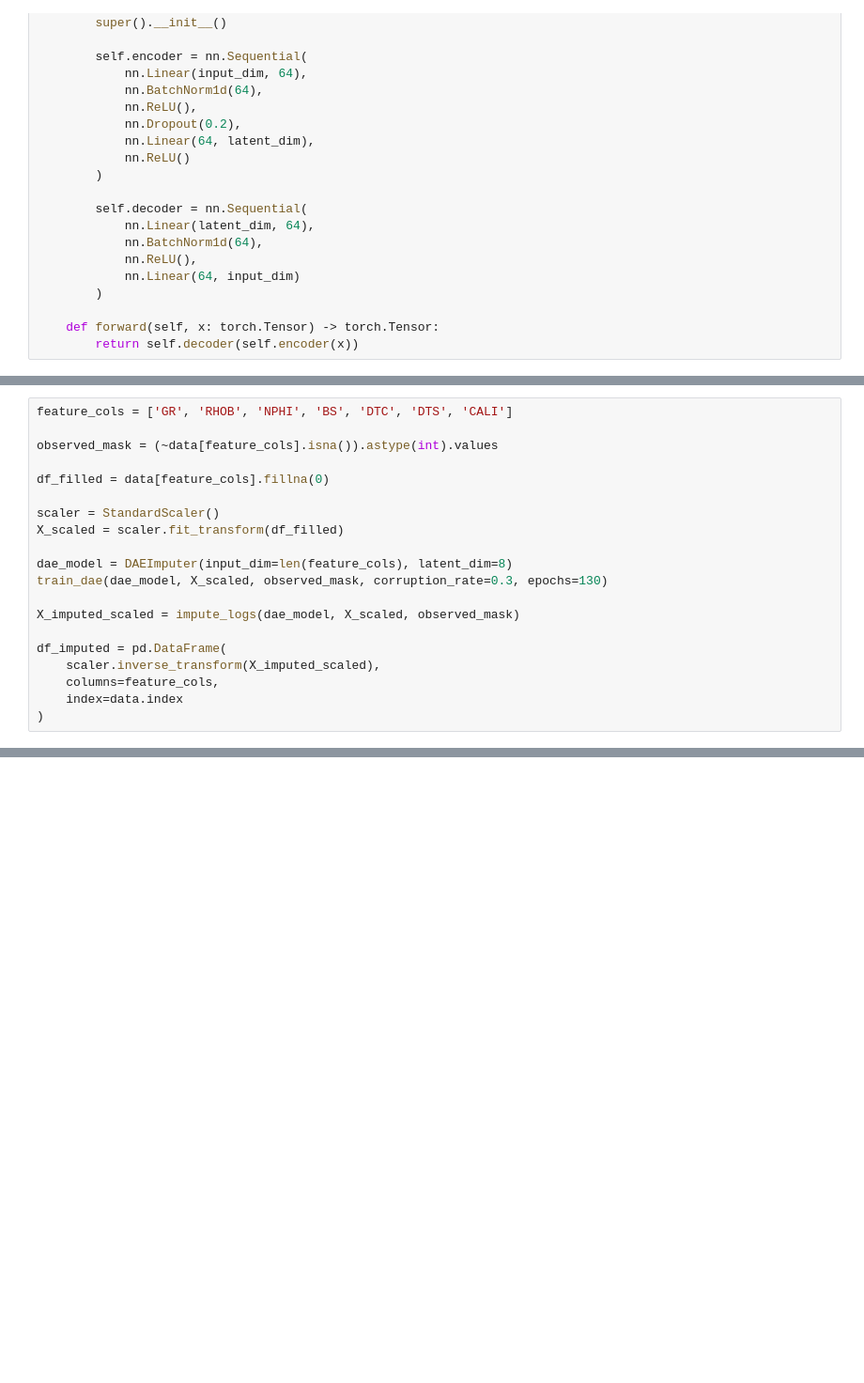
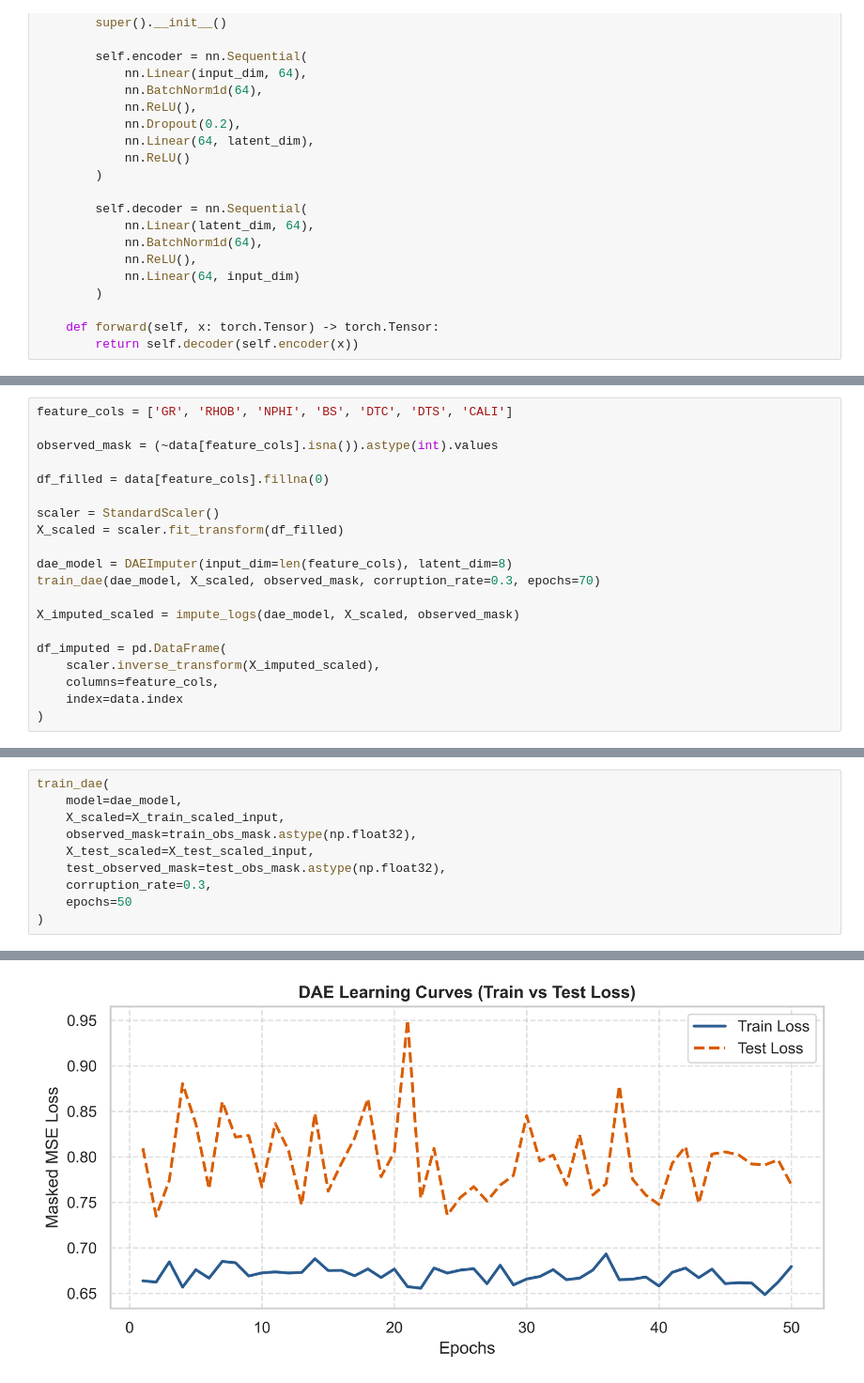
Before and after one commit to polinaparanina/Lithology-prediction, a Jupyter notebook: notebooks/05_autoencoder.ipynb, the cells around one changed output, grey strips where cells are left out. Shown at 94% size. Drawn from its saved outputs; the diff is of its cells as text; blank space fills up the shorter version.

```diff
--- a/notebooks/05_autoencoder.ipynb
+++ b/notebooks/05_autoencoder.ipynb
@@ -104,7 +143,7 @@ scaler = StandardScaler()
 X_scaled = scaler.fit_transform(df_filled)
 
 dae_model = DAEImputer(input_dim=len(feature_cols), latent_dim=8)
-train_dae(dae_model, X_scaled, observed_mask, corruption_rate=0.3, epochs=130)
+train_dae(dae_model, X_scaled, observed_mask, corruption_rate=0.3, epochs=70)
 
 X_imputed_scaled = impute_logs(dae_model, X_scaled, observed_mask)
 
@@ -275,0 +308,11 @@ ROC-AUC графики сохранены в: reports/figures/dae_baseline/roc_a
+# %%
+train_dae(
+    model=dae_model,
+    X_scaled=X_train_scaled_input,
+    observed_mask=train_obs_mask.astype(np.float32),
+    X_test_scaled=X_test_scaled_input,
+    test_observed_mask=test_obs_mask.astype(np.float32),
+    corruption_rate=0.3,
+    epochs=50
+)
+# %% [output]
@@ -275,0 +325 @@ ROC-AUC графики сохранены в: reports/figures/dae_baseline/roc_a
+[figure, added]
```
Also changed, not shown: parts of 8 cells of this notebook, 14 other files.
